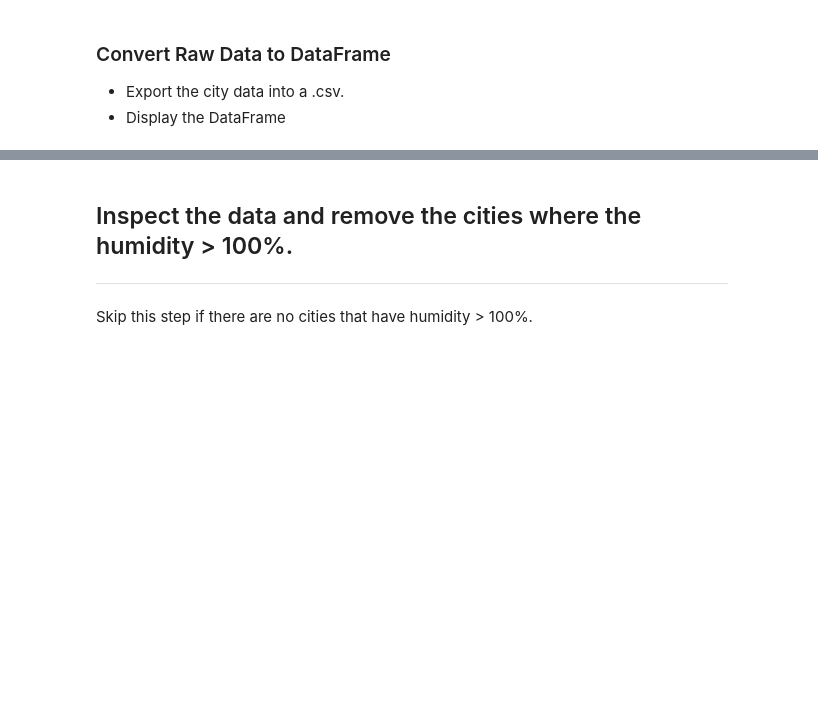
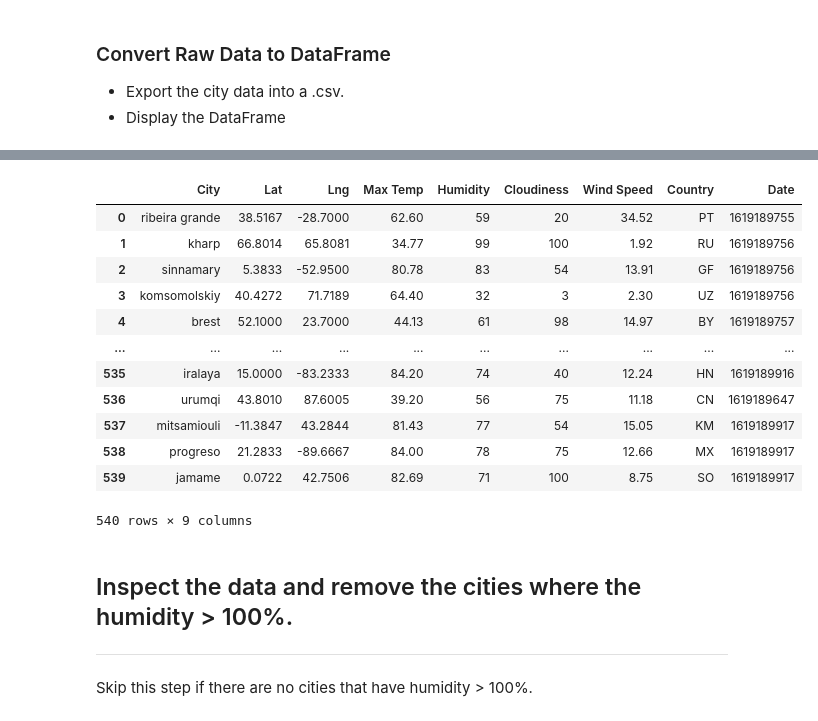
Before and after one commit to ic17rey/python-api-challenge, a Jupyter notebook: Weather_VacationPy/WeatherPy.ipynb, the cells around one changed output, grey strips where cells are left out. Cells and saved outputs as stored; diff of their text form; code cells hidden in the pictures; blank space fills up the shorter version.

Commit message:
Create data frame and export to csv

```diff
--- a/Weather_VacationPy/WeatherPy.ipynb
+++ b/Weather_VacationPy/WeatherPy.ipynb
@@ -34,19 +34,10 @@ lat_lngs = []
 cities = []
 
 # Create a set of random lat and lng combinations to use to find nearest city with citipy
-
-# lats = np.random.uniform(lat_range[0], lat_range[1], size=1250)
-# lngs = np.random.uniform(lng_range[0], lng_range[1], size=1250)
-
-# Tested small group first
-lats = np.random.uniform(lat_range[0], lat_range[1], size=8)
-lngs = np.random.uniform(lng_range[0], lng_range[1], size=8)
+lats = np.random.uniform(lat_range[0], lat_range[1], size=1400)
+lngs = np.random.uniform(lng_range[0], lng_range[1], size=1400)
 
 lat_lngs = zip(lats, lngs)
-
-#print(lat_lngs) - was not a list of lats and lngs
-print(lats)
-print(lngs)
 
 # Identify nearest city for each lat, lng combination
 for lat_lng in lat_lngs:
@@ -56,7 +47,6 @@ for lat_lng in lat_lngs:
     if city not in cities:
         cities.append(city)
 
-# Print the city count to confirm sufficient count (for final need > 500 cities)
+# Print the city count to confirm sufficient count (> 500 cities)
 print(len(cities))
-cities
 # %% [output]
@@ -225,17 +159,17 @@ for city in cities:
 
     # Include a route out if the city requested is not found
     try:
+        # Goal data frame includes City, Lat, Lng, Max Temp, Humidity, Cloudiness, Wind Speed, Country, Date
         weather_details.append({
             'City': city,
-            # Goal data frame includes City, Lat, Lng, Max Temp, Humidity, Cloudiness, Wind Speed, Country, Date
-            'Lat': (response['coord']['lat'])
-            'Lng': (response['coord']['lon'])
-            'Max Temp': (response['main']['temp_max'])
-            'Humidity': (response['main']['humidity'])
-            'Cloudiness': (response['clouds']['all'])
-            'Wind Speed': (response['wind']['speed'])
-            'Country': (response['sys']['country'])
-            'Date': (response['dt'])
+            'Lat': response['coord']['lat'],
+            'Lng': response['coord']['lon'],
+            'Max Temp': response['main']['temp_max'],
+            'Humidity': response['main']['humidity'],
+            'Cloudiness': response['clouds']['all'],
+            'Wind Speed': response['wind']['speed'],
+            'Country': response['sys']['country'],
+            'Date': response['dt']
         })
     except:
         # Identify text to include if the city is not found, and pass to continue the looping
@@ -294,0 +205,18 @@ Data Retrieval Complete
+# %%
+# Create a Pandas DataFrame for the information collected
+weather_df = pd.DataFrame(weather_details)
+weather_df
+# %% [output]
+|  | City | Lat | Lng | Max Temp | Humidity | Cloudiness | Wind Speed | Country | Date |
+| 0 | ribeira grande | 38.5167 | -28.7000 | 62.60 | 59 | 20 | 34.52 | PT | 1619189755 |
+| 1 | kharp | 66.8014 | 65.8081 | 34.77 | 99 | 100 | 1.92 | RU | 1619189756 |
+| 2 | sinnamary | 5.3833 | -52.9500 | 80.78 | 83 | 54 | 13.91 | GF | 1619189756 |
+| 3 | komsomolskiy | 40.4272 | 71.7189 | 64.40 | 32 | 3 | 2.30 | UZ | 1619189756 |
+| 4 | brest | 52.1000 | 23.7000 | 44.13 | 61 | 98 | 14.97 | BY | 1619189757 |
+| ... | ... | ... | ... | ... | ... | ... | ... | ... | ... |
+| 535 | iralaya | 15.0000 | -83.2333 | 84.20 | 74 | 40 | 12.24 | HN | 1619189916 |
+| 536 | urumqi | 43.8010 | 87.6005 | 39.20 | 56 | 75 | 11.18 | CN | 1619189647 |
+| 537 | mitsamiouli | -11.3847 | 43.2844 | 81.43 | 77 | 54 | 15.05 | KM | 1619189917 |
+| 538 | progreso | 21.2833 | -89.6667 | 84.00 | 78 | 75 | 12.66 | MX | 1619189917 |
+| 539 | jamame | 0.0722 | 42.7506 | 82.69 | 71 | 100 | 8.75 | SO | 1619189917 |
+540 rows × 9 columns
```
Also changed, not shown: parts of 28 cells of this notebook, 1 other file.
